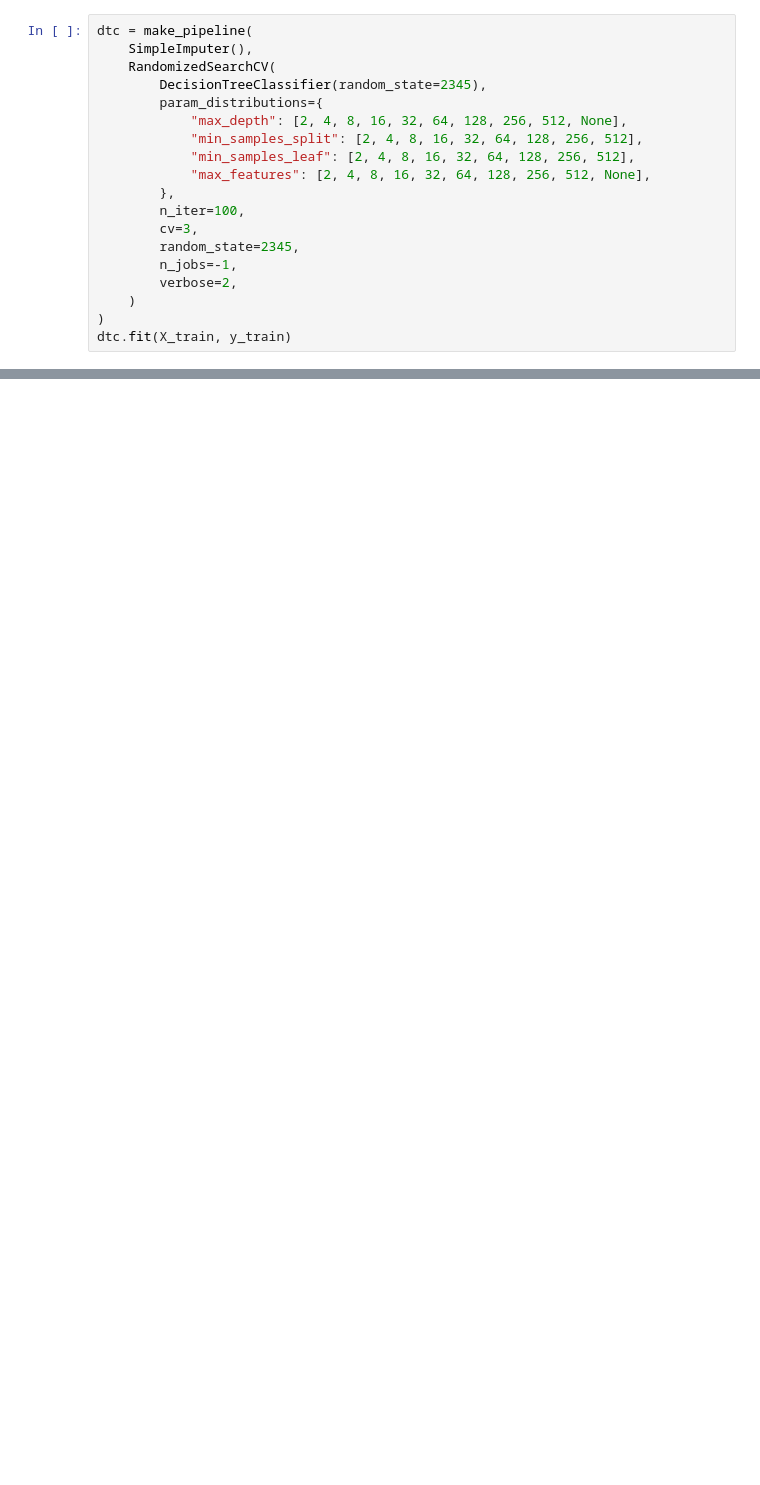
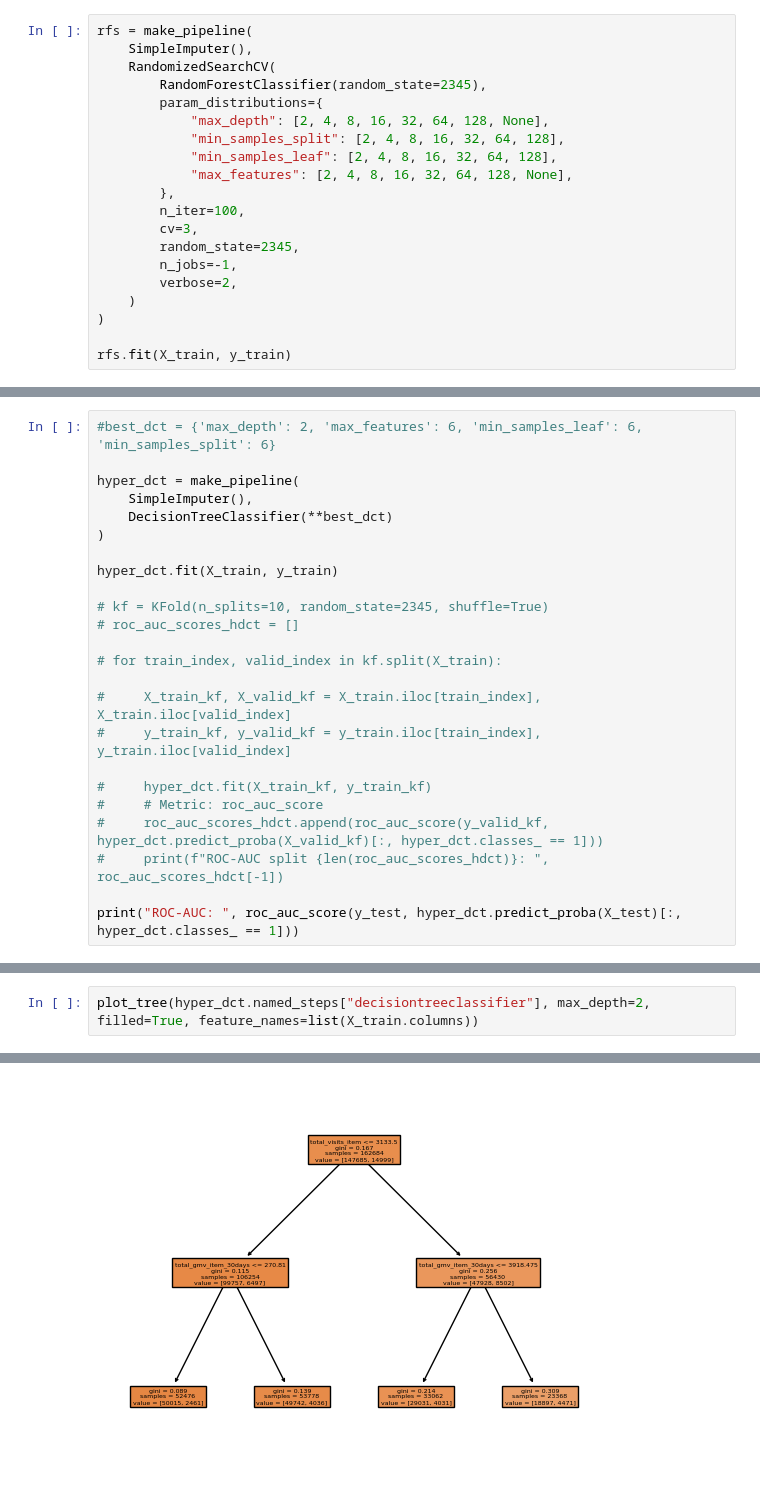
Before and after one commit to IgnacioPardo/TP2_TDVI, a Jupyter notebook: src/basic_model.ipynb, the cells around one changed output, grey strips where cells are left out. Saved outputs shown, nothing was run; the diff lists cells and outputs as text; blank space fills up the shorter version.

```diff
--- a/src/basic_model.ipynb
+++ b/src/basic_model.ipynb
@@ -42,13 +193,13 @@ gc.collect()
 # %%
-dtc = make_pipeline(
+rfs = make_pipeline(
     SimpleImputer(),
     RandomizedSearchCV(
-        DecisionTreeClassifier(random_state=2345),
+        RandomForestClassifier(random_state=2345),
         param_distributions={
-            "max_depth": [2, 4, 8, 16, 32, 64, 128, 256, 512, None],
-            "min_samples_split": [2, 4, 8, 16, 32, 64, 128, 256, 512],
-            "min_samples_leaf": [2, 4, 8, 16, 32, 64, 128, 256, 512],
-            "max_features": [2, 4, 8, 16, 32, 64, 128, 256, 512, None],
+            "max_depth": [2, 4, 8, 16, 32, 64, 128, None],
+            "min_samples_split": [2, 4, 8, 16, 32, 64, 128],
+            "min_samples_leaf": [2, 4, 8, 16, 32, 64, 128],
+            "max_features": [2, 4, 8, 16, 32, 64, 128, None],
         },
         n_iter=100,
         cv=3,
@@ -57,4 +208,5 @@ dtc = make_pipeline(
         verbose=2,
     )
 )
-dtc.fit(X_train, y_train)
+
+rfs.fit(X_train, y_train)
@@ -126,0 +252,24 @@ Fitting 3 folds for each of 100 candidates, totalling 300 fits
+# %%
+#best_dct = {'max_depth': 2, 'max_features': 6, 'min_samples_leaf': 6, 'min_samples_split': 6}
+
+hyper_dct = make_pipeline(
+    SimpleImputer(),
+    DecisionTreeClassifier(**best_dct)
+)
+
+hyper_dct.fit(X_train, y_train)
+
+# kf = KFold(n_splits=10, random_state=2345, shuffle=True)
+# roc_auc_scores_hdct = []
+
+# for train_index, valid_index in kf.split(X_train):
+
+#     X_train_kf, X_valid_kf = X_train.iloc[train_index], X_train.iloc[valid_index]
+#     y_train_kf, y_valid_kf = y_train.iloc[train_index], y_train.iloc[valid_index]
+
+#     hyper_dct.fit(X_train_kf, y_train_kf)
+#     # Metric: roc_auc_score
+#     roc_auc_scores_hdct.append(roc_auc_score(y_valid_kf, hyper_dct.predict_proba(X_valid_kf)[:, hyper_dct.classes_ == 1]))
+#     print(f"ROC-AUC split {len(roc_auc_scores_hdct)}: ", roc_auc_scores_hdct[-1])
+
+print("ROC-AUC: ", roc_auc_score(y_test, hyper_dct.predict_proba(X_test)[:, hyper_dct.classes_ == 1]))
@@ -126,0 +283,3 @@ Fitting 3 folds for each of 100 candidates, totalling 300 fits
+# %%
+plot_tree(hyper_dct.named_steps["decisiontreeclassifier"], max_depth=2, filled=True, feature_names=list(X_train.columns))
+# %% [output]
@@ -126,0 +293 @@ Fitting 3 folds for each of 100 candidates, totalling 300 fits
+[figure, added]
```
Also changed, not shown: parts of 29 cells of this notebook.
